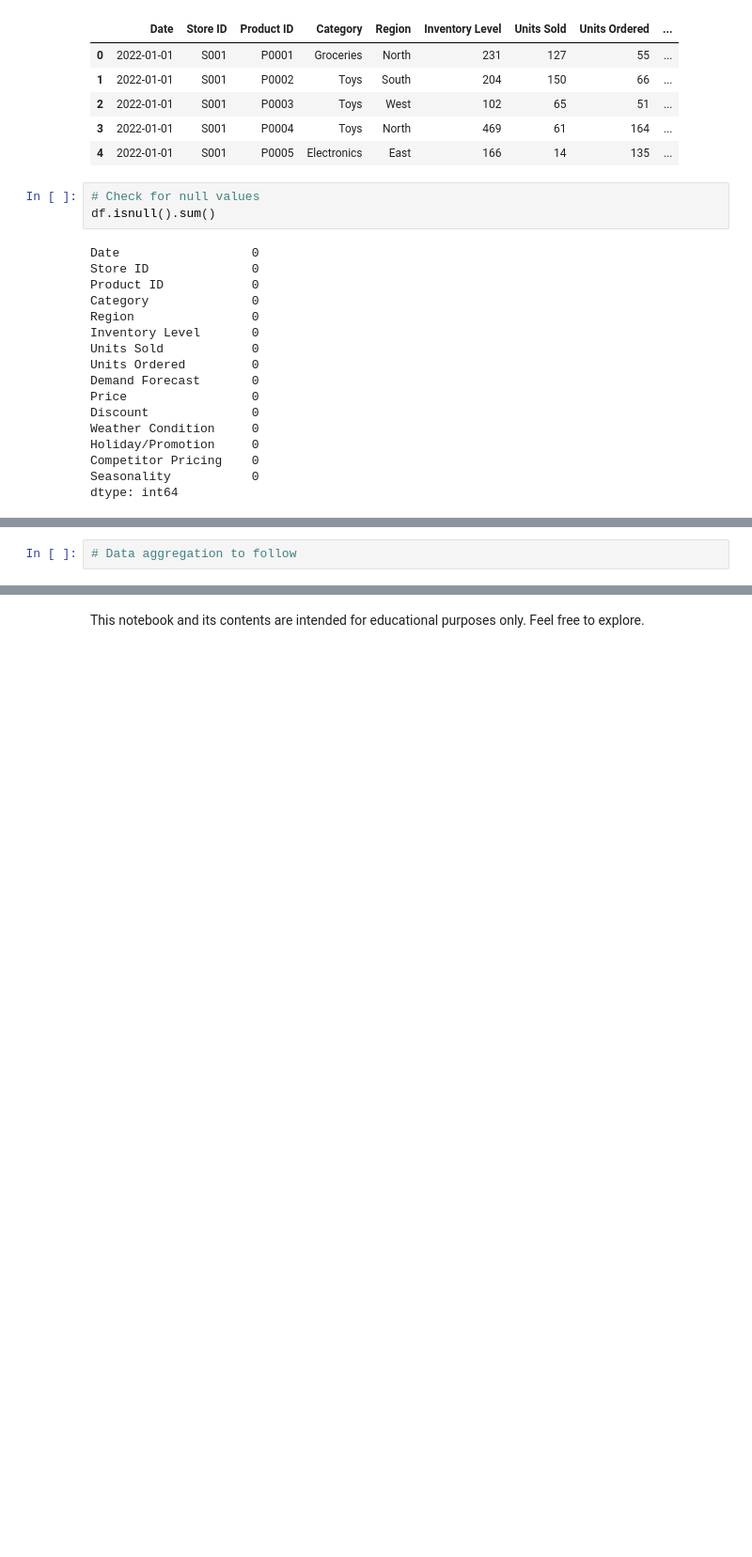
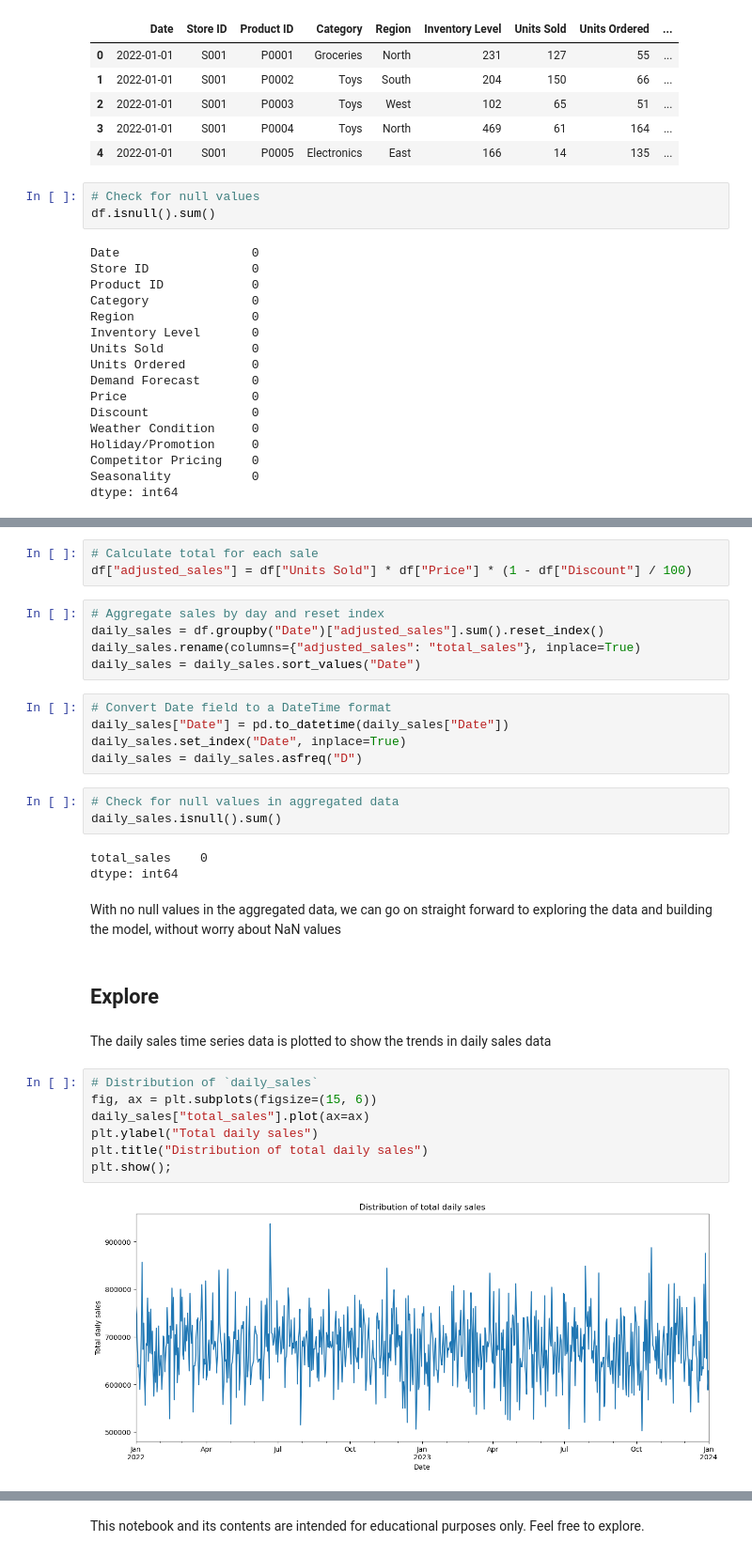
Before and after one commit to Mohammed-Hanan-Othman/time-series-forecasting, a Jupyter notebook: notebooks/sales_prediction.ipynb, the cells around one changed output, grey strips where cells are left out. Shown: that part at 94% size. Drawn from its saved outputs; the diff is of its cells as text; blank space fills up the shorter version.

Commit message:
Aggregated data into daily averages, and included visualizations

```diff
--- a/notebooks/sales_prediction.ipynb
+++ b/notebooks/sales_prediction.ipynb
@@ -82,2 +84,34 @@ The data appears clean and there are no null values, hence no need to drop rows.
 # %%
-# Data aggregation to follow
+# Calculate total for each sale
+df["adjusted_sales"] = df["Units Sold"] * df["Price"] * (1 - df["Discount"] / 100)
+# %%
+# Aggregate sales by day and reset index
+daily_sales = df.groupby("Date")["adjusted_sales"].sum().reset_index()
+daily_sales.rename(columns={"adjusted_sales": "total_sales"}, inplace=True)
+daily_sales = daily_sales.sort_values("Date")
+# %%
+# Convert Date field to a DateTime format
+daily_sales["Date"] = pd.to_datetime(daily_sales["Date"])
+daily_sales.set_index("Date", inplace=True)
+daily_sales = daily_sales.asfreq("D")
+# %%
+# Check for null values in aggregated data
+daily_sales.isnull().sum()
+# %% [output]
+total_sales    0
+dtype: int64
+# %% [markdown]
+With no null values in the aggregated data, we can go on straight forward to exploring the data and building the model, without worry about NaN values
+# %% [markdown]
+## Explore
+# %% [markdown]
+The daily sales time series data is plotted to show the trends in daily sales data
+# %%
+# Distribution of `daily_sales`
+fig, ax = plt.subplots(figsize=(15, 6))
+daily_sales["total_sales"].plot(ax=ax)
+plt.ylabel("Total daily sales")
+plt.title("Distribution of total daily sales")
+plt.show();
+# %% [output]
+[figure, added]
```
Also changed, not shown: parts of 6 cells of this notebook.
